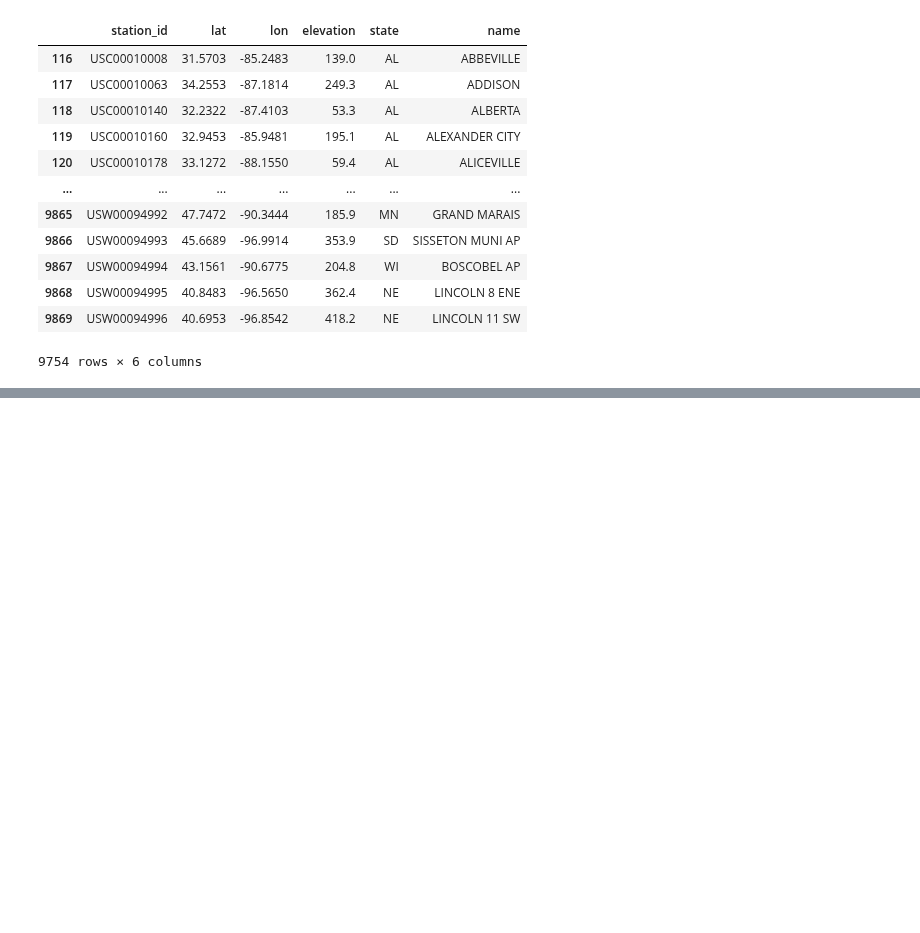
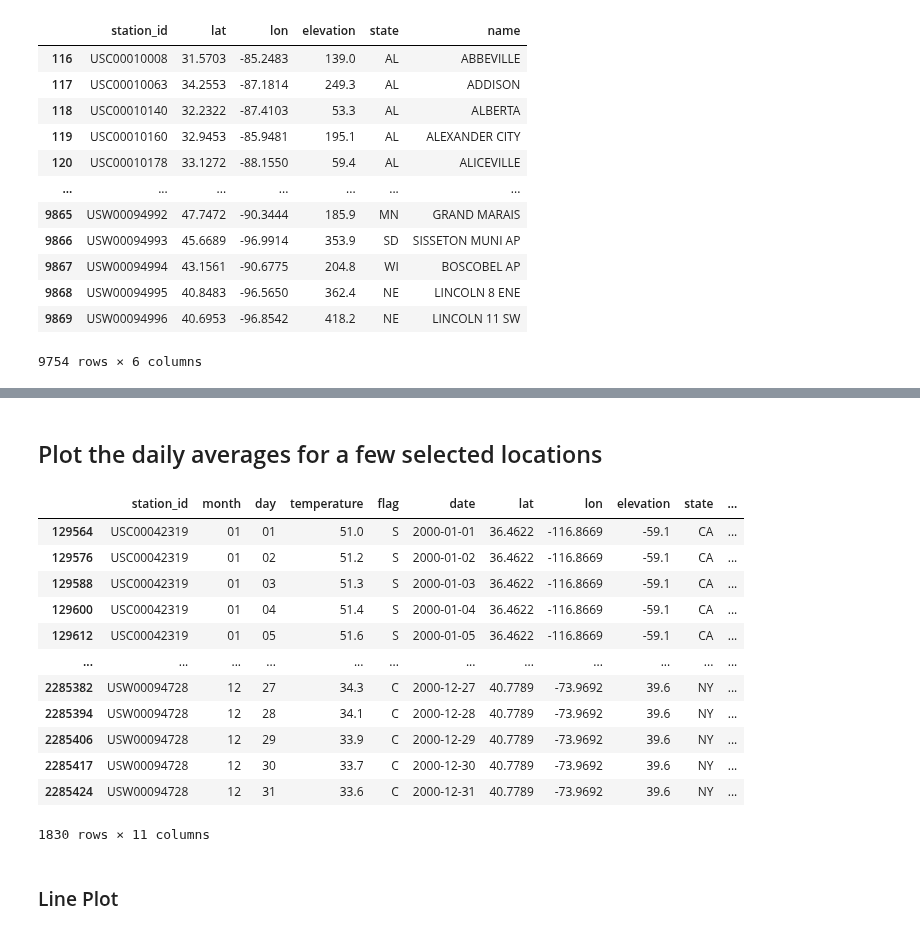
Before and after one commit to ipeirotis/dealing_with_data, a Jupyter notebook: 08-Visualization/Visualization_Examples-NCDC_Normals.ipynb, the cells around one changed output, grey strips where cells are left out. Saved outputs shown, nothing was run; the diff lists cells and outputs as text; code cells hidden in the pictures; blank space fills up the shorter version.

```diff
--- a/08-Visualization/Visualization_Examples-NCDC_Normals.ipynb
+++ b/08-Visualization/Visualization_Examples-NCDC_Normals.ipynb
@@ -180,0 +88,2 @@ See the caveats in the documentation: https://pandas.pydata.org/pandas-docs/stab
+# %% [markdown]
+## Plot the daily averages for a few selected locations
@@ -180,0 +103,20 @@ See the caveats in the documentation: https://pandas.pydata.org/pandas-docs/stab
+# %%
+# Keep only the data for the selected stations
+data = df[ df['station_id'].isin(list_stations.keys()) ].sort_values(['station_id','date'])
+data
+# %% [output]
+|  | station_id | month | day | temperature | flag | date | lat | lon | elevation | state | ... |
+| 129564 | USC00042319 | 01 | 01 | 51.0 | S | 2000-01-01 | 36.4622 | -116.8669 | -59.1 | CA | ... |
+| 129576 | USC00042319 | 01 | 02 | 51.2 | S | 2000-01-02 | 36.4622 | -116.8669 | -59.1 | CA | ... |
+| 129588 | USC00042319 | 01 | 03 | 51.3 | S | 2000-01-03 | 36.4622 | -116.8669 | -59.1 | CA | ... |
+| 129600 | USC00042319 | 01 | 04 | 51.4 | S | 2000-01-04 | 36.4622 | -116.8669 | -59.1 | CA | ... |
+| 129612 | USC00042319 | 01 | 05 | 51.6 | S | 2000-01-05 | 36.4622 | -116.8669 | -59.1 | CA | ... |
+| ... | ... | ... | ... | ... | ... | ... | ... | ... | ... | ... | ... |
+| 2285382 | USW00094728 | 12 | 27 | 34.3 | C | 2000-12-27 | 40.7789 | -73.9692 | 39.6 | NY | ... |
+| 2285394 | USW00094728 | 12 | 28 | 34.1 | C | 2000-12-28 | 40.7789 | -73.9692 | 39.6 | NY | ... |
+| 2285406 | USW00094728 | 12 | 29 | 33.9 | C | 2000-12-29 | 40.7789 | -73.9692 | 39.6 | NY | ... |
+| 2285417 | USW00094728 | 12 | 30 | 33.7 | C | 2000-12-30 | 40.7789 | -73.9692 | 39.6 | NY | ... |
+| 2285424 | USW00094728 | 12 | 31 | 33.6 | C | 2000-12-31 | 40.7789 | -73.9692 | 39.6 | NY | ... |
+1830 rows × 11 columns
+# %% [markdown]
+### Line Plot
```
Also changed, not shown: parts of 48 cells of this notebook.
